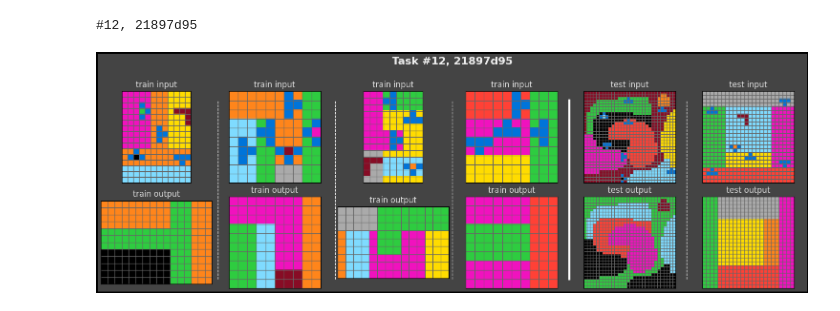
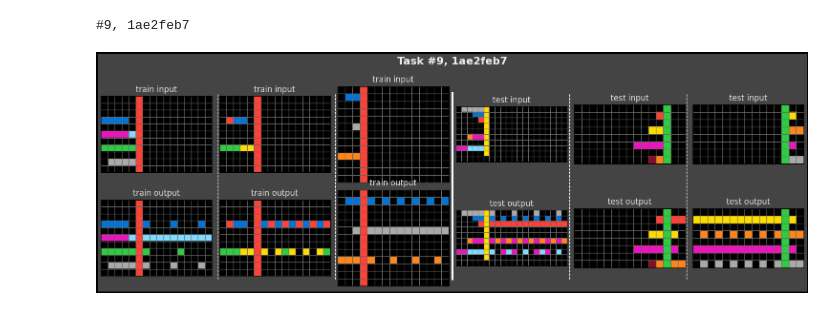
Before and after one commit to escbch/kaggle_arc_25, a Jupyter notebook: notebook.ipynb, the cells around one changed output. Cells and saved outputs as stored; diff of their text form; code cells hidden in the pictures.

Commit message:
Implementing the background work for datahandling

```diff
--- a/notebook.ipynb
+++ b/notebook.ipynb
@@ -35,68 +49,10 @@ norm = colors.Normalize(vmin=0, vmax=9)
-# %%
-# Code from: https://www.kaggle.com/code/allegich/arc-feature-extraction-statistical-exploration
-
-def plot_task(task, task_solutions, i, t, size=2.5, w1=0.9):
-    title_size = 16
-    num_train = len(task['train'])
-    num_test = len(task['test'])
-
-    wn = num_test + num_train
-    fig, axs = plt.subplots(2, wn, figsize=(size * wn, 2 * size))
-    plt.suptitle(f'Task #{i}, {t}', fontsize=title_size, fontweight='bold', y=1, color='#eeeeee')
-
-    for j in range(num_train):
-        plot_one(axs[0, j], j, task, 'train', 'input', w=w1)
-        plot_one(axs[1, j], j, task, 'train', 'output', w=w1)
-
-    for k in range(num_test):
-        plot_one(axs[0, j+k+1], k, task, 'test', 'input', w=w1)
-        task['test'][k]['output'] = task_solutions[k]
-        plot_one(axs[1, j+k+1], k, task, 'test', 'output', w=w1)
-
-    axs[1, j+1].set_xticklabels([])
-    axs[1, j+1].set_yticklabels([])
-    axs[1, j+1] = plt.figure(1).add_subplot(111)
-    axs[1, j+1].set_xlim([0, wn])
-
-    colorSeparator = 'white'
-    for m in range(1, wn):
-        axs[1, j+1].plot([m,m],[0,1],'--', linewidth=1, color = colorSeparator)
-    axs[1, j+1].plot([num_train,num_train],[0,1],'-', linewidth=3, color = colorSeparator)
-
-    axs[1, j+1].axis("off")
-
-    fig.patch.set_linewidth(5) #widthframe
-    fig.patch.set_edgecolor('black') #colorframe
-    fig.patch.set_facecolor('#444444') #background
-
-    plt.tight_layout()
-
-    print(f'#{i}, {t}') # for fast and convinience search
-    plt.show()
-
-def plot_one(ax, i, task, train_or_test, input_or_output, solution=None, w=0.8):
-    fs=12
-    input_matrix = task[train_or_test][i][input_or_output]
-    ax.imshow(input_matrix, cmap=cmap, norm=norm)
-
-    #ax.grid(True, which = 'both',color = 'lightgrey', linewidth = 1.0)
-    plt.setp(plt.gcf().get_axes(), xticklabels=[], yticklabels=[])
-    ax.set_xticks([x-0.5 for x in range(1 + len(input_matrix[0]))])
-    ax.set_yticks([x-0.5 for x in range(1 + len(input_matrix))])
-
-    '''Grid:'''
-    ax.grid(visible= True, which = 'both', color = '#666666', linewidth = w)
-
-    ax.tick_params(axis='both', color='none', length=0)
-
-    '''sub title:'''
-    ax.set_title(train_or_test + ' ' + input_or_output, fontsize=fs, color = '#dddddd')
-
-i = 12
-t = list(evaluation_challenges)[i]
-task = evaluation_challenges[t]
-task_solution = evaluation_solutions[t]
-plot_task(task, task_solution, i, t, 2.5, 0.9)
-# %% [output]
-#12, 21897d95
-[figure, removed]
+# %%
+from objects import Tasks
+
+training_tasks = Tasks(training_challenges)
+evaluation_tasks = Tasks(evaluation_challenges)
+# %%
+evaluation_tasks.get_task(9).plot_task(evaluation_solutions)
+# %% [output]
+#9, 1ae2feb7
+[figure, added]
```
Also changed, not shown: parts of 4 cells of this notebook, 1 other file.
